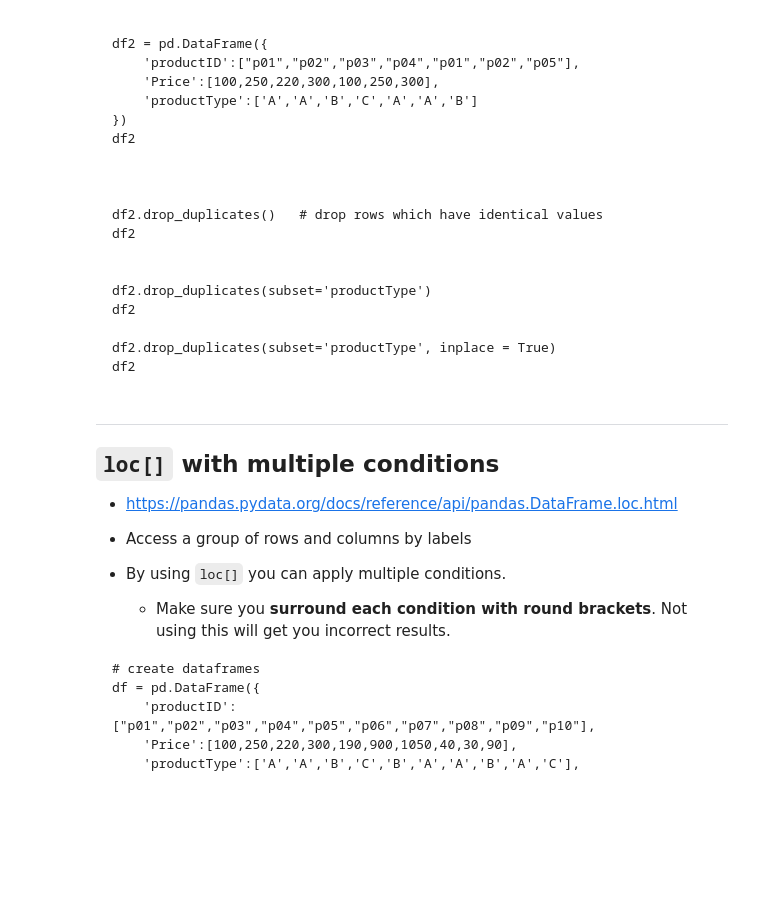
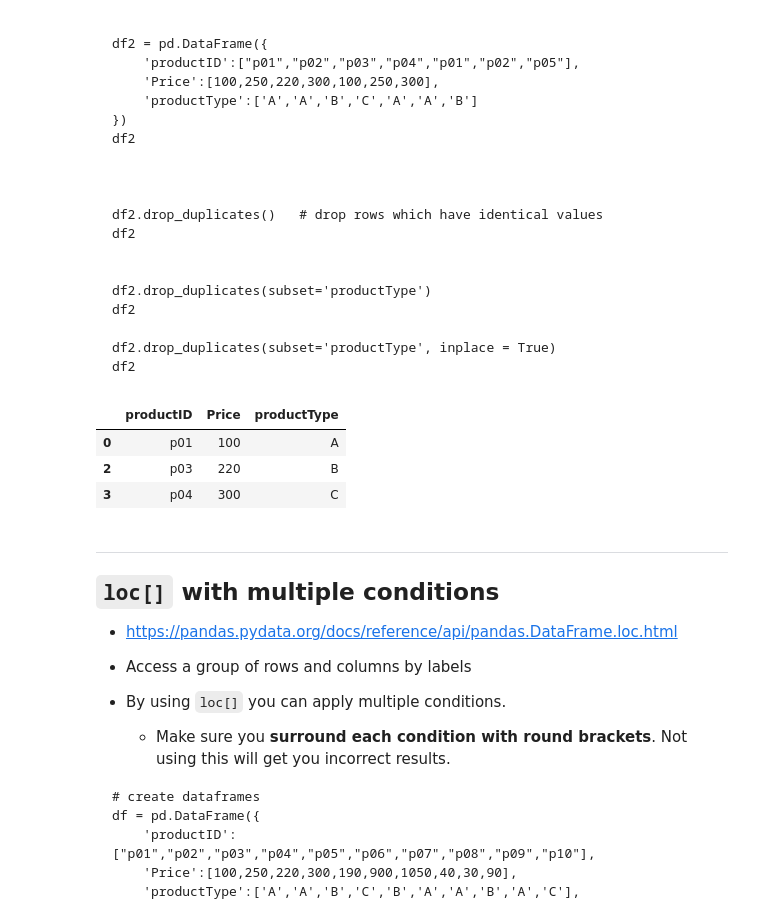
Before and after one commit to Aydza/BUSA8001, a Jupyter notebook: BUSA8001-Week3/week3-tutorial.ipynb, the cells around one changed output. Cells and saved outputs as stored; diff of their text form; code cells hidden in the pictures; blank space fills up the shorter version.

````diff
--- a/BUSA8001-Week3/week3-tutorial.ipynb
+++ b/BUSA8001-Week3/week3-tutorial.ipynb
@@ -174,6 +247,32 @@ df2
 df2.drop_duplicates(subset='productType', inplace = True)
 df2
 ```
+# %%
+# create a new dataframe with duplicates
+
+df2 = pd.DataFrame({
+    'productID':["p01","p02","p03","p04","p01","p02","p05"],
+    'Price':[100,250,220,300,100,250,300],
+    'productType':['A','A','B','C','A','A','B']
+})
+df2
+
+
+
+df2.drop_duplicates()   # drop rows which have identical values
+df2
+
+
+df2.drop_duplicates(subset='productType')
+df2
+
+df2.drop_duplicates(subset='productType', inplace = True)
+df2
+# %% [output]
+|  | productID | Price | productType |
+| 0 | p01 | 100 | A |
+| 2 | p03 | 220 | B |
+| 3 | p04 | 300 | C |
 # %% [markdown]
 ---
 ## `loc[]` with multiple conditions
````
Also changed, not shown: parts of 9 cells of this notebook.
